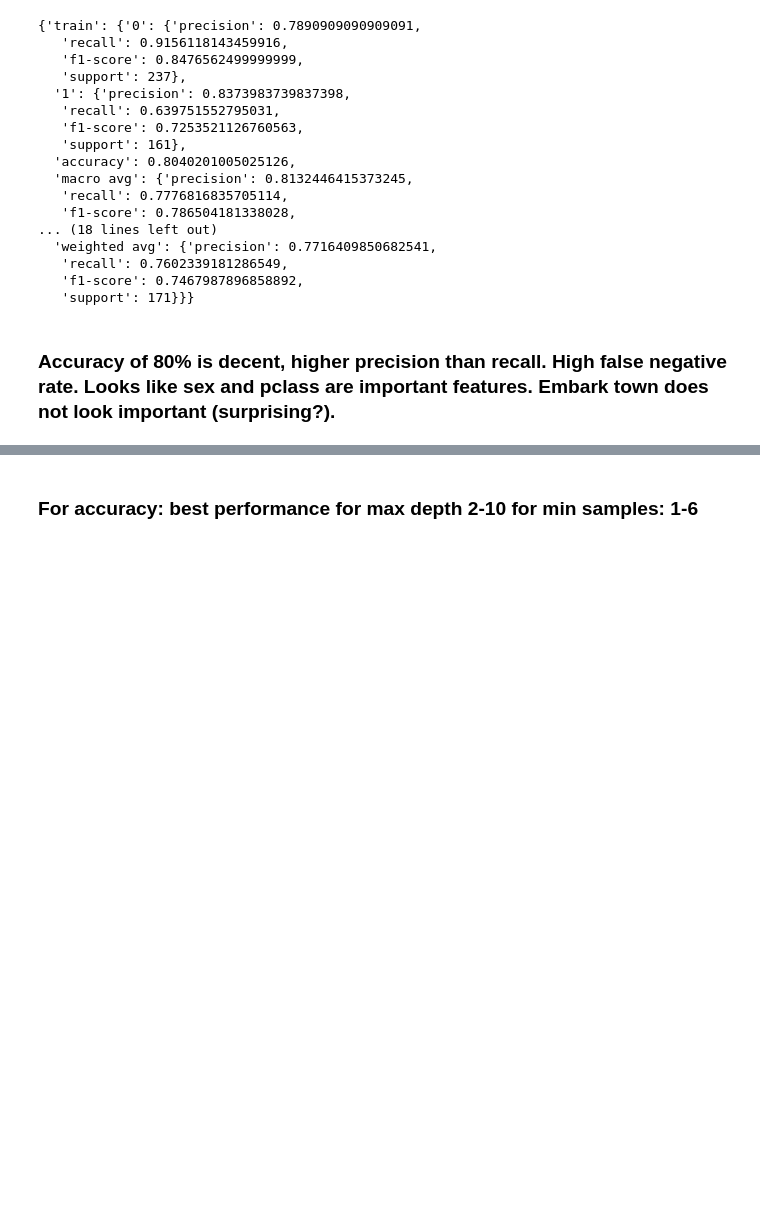
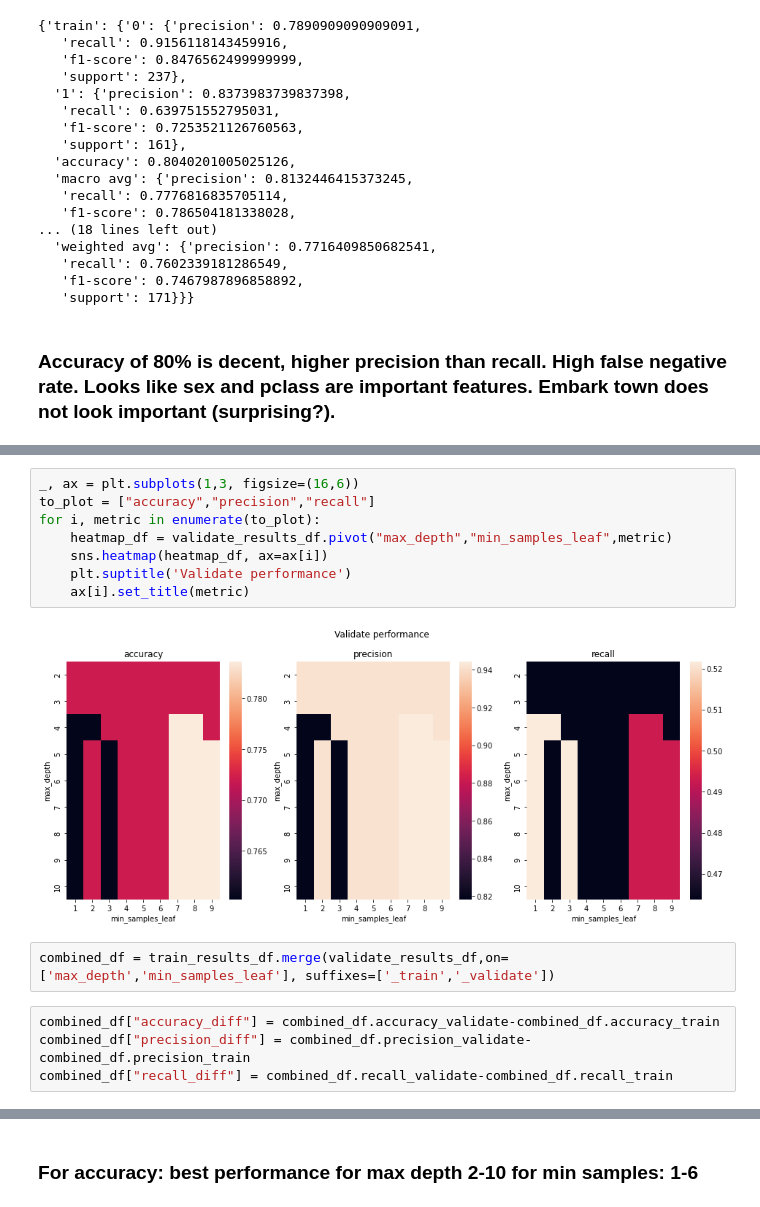
Before and after one commit to jesse-d-marder/classification-exercises, a Jupyter notebook: model.ipynb, the cells around one changed output, grey strips where cells are left out. Drawn from its saved outputs; the diff is of its cells as text; blank space fills up the shorter version.

```diff
--- a/model.ipynb
+++ b/model.ipynb
@@ -643,0 +632,16 @@ for i, metric in enumerate(to_plot):
+# %%
+_, ax = plt.subplots(1,3, figsize=(16,6))
+to_plot = ["accuracy","precision","recall"]
+for i, metric in enumerate(to_plot):
+    heatmap_df = validate_results_df.pivot("max_depth","min_samples_leaf",metric)
+    sns.heatmap(heatmap_df, ax=ax[i])
+    plt.suptitle('Validate performance')
+    ax[i].set_title(metric)
+# %% [output]
+[figure, added]
+# %%
+combined_df = train_results_df.merge(validate_results_df,on=['max_depth','min_samples_leaf'], suffixes=['_train','_validate'])
+# %%
+combined_df["accuracy_diff"] = combined_df.accuracy_validate-combined_df.accuracy_train
+combined_df["precision_diff"] = combined_df.precision_validate-combined_df.precision_train
+combined_df["recall_diff"] = combined_df.recall_validate-combined_df.recall_train
```
Also changed, not shown: parts of 7 cells of this notebook, 1 other file.
